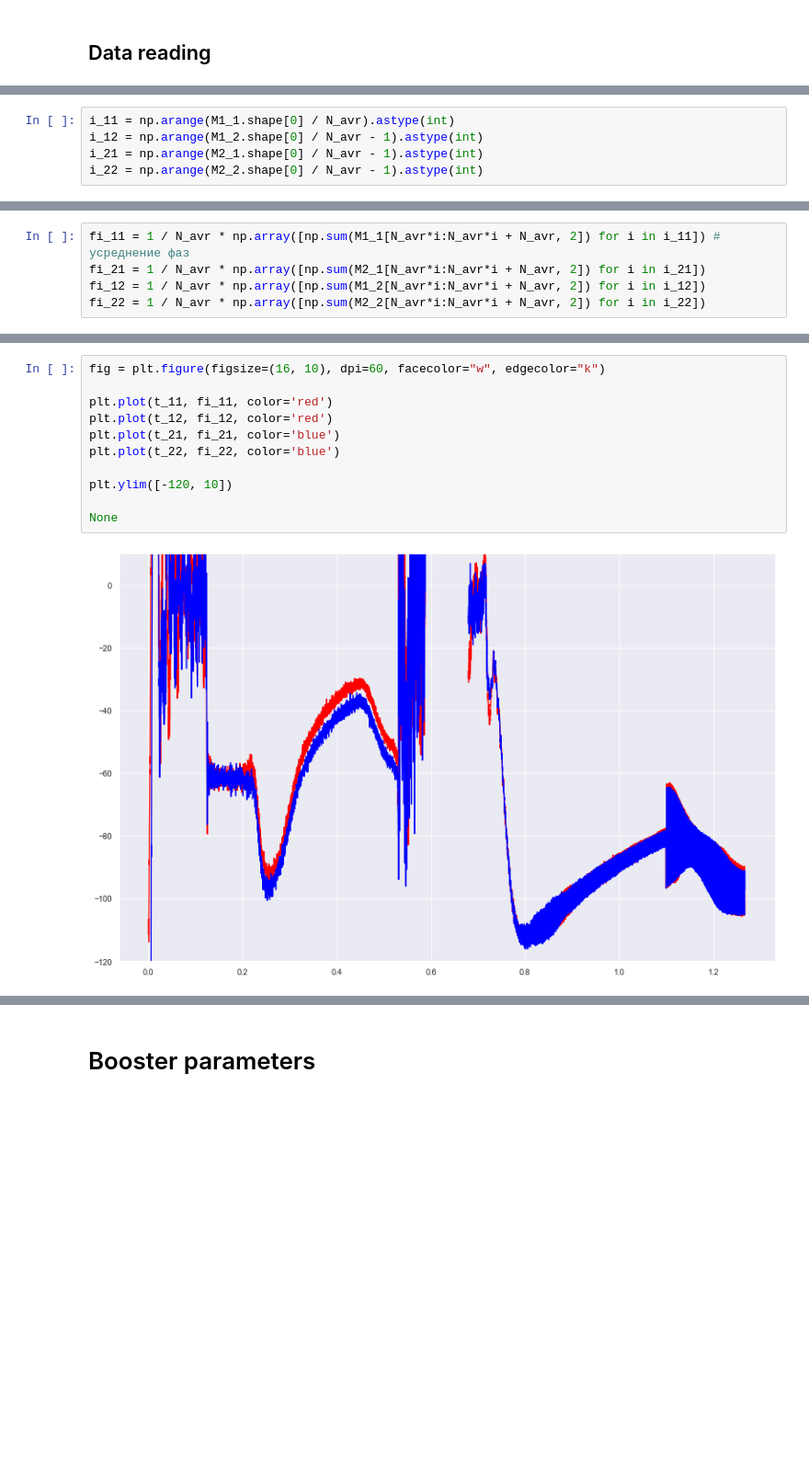
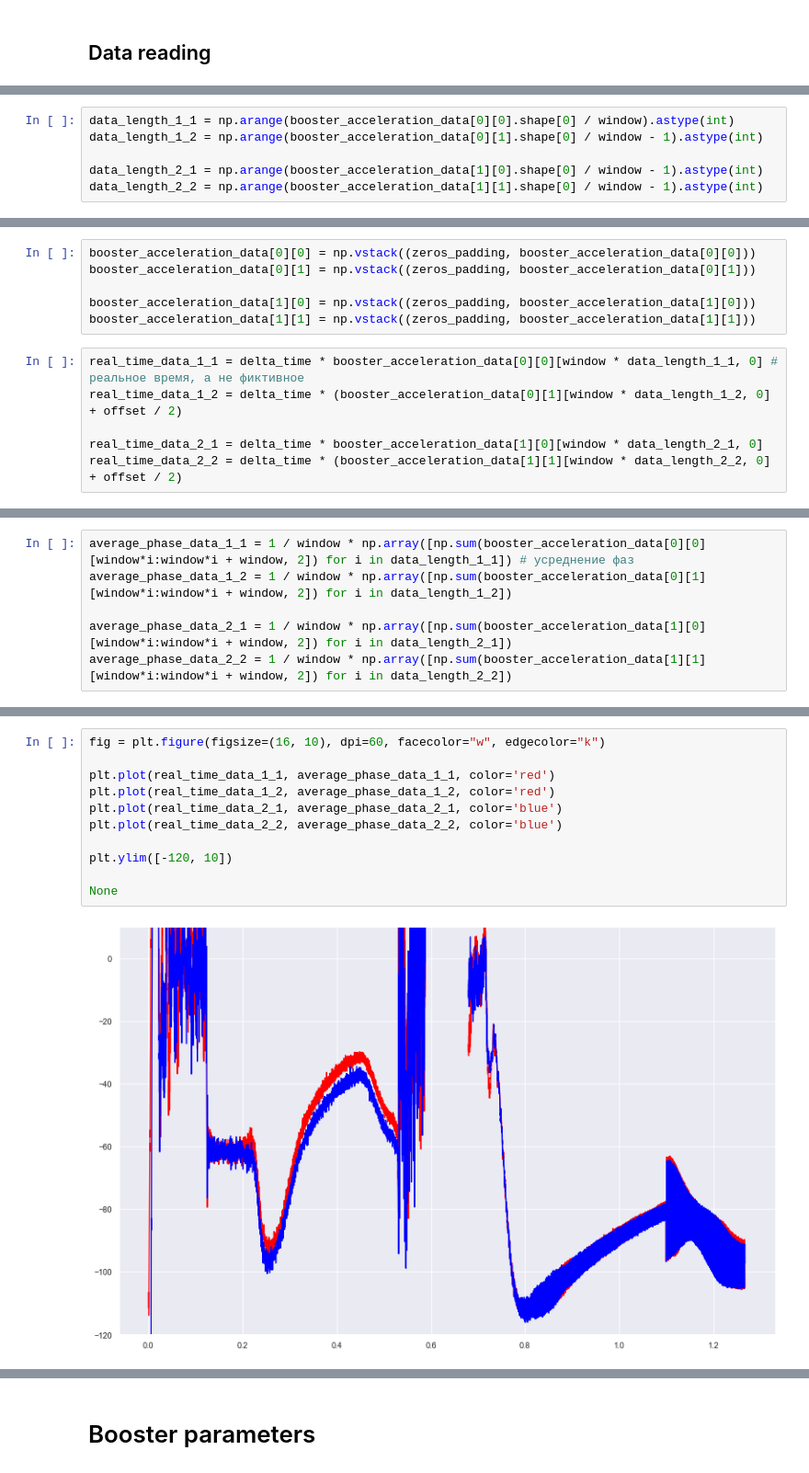
Before and after one commit to settlermine/jinr_practice, a Jupyter notebook: Acceleration in Booster measured with FCT/BoosterAccelSummary.ipynb, the cells around one changed output, grey strips where cells are left out. Shown at 92% size. Cells and saved outputs as stored; diff of their text form; blank space fills up the shorter version.

```diff
--- a/Acceleration in Booster measured with FCT/BoosterAccelSummary.ipynb
+++ b/Acceleration in Booster measured with FCT/BoosterAccelSummary.ipynb
@@ -71,5 +74,6 @@ with open(file2_2, "rb") as file:
 # %%
-i_11 = np.arange(M1_1.shape[0] / N_avr).astype(int)
-i_12 = np.arange(M1_2.shape[0] / N_avr - 1).astype(int)
-i_21 = np.arange(M2_1.shape[0] / N_avr - 1).astype(int)
-i_22 = np.arange(M2_2.shape[0] / N_avr - 1).astype(int)
+data_length_1_1 = np.arange(booster_acceleration_data[0][0].shape[0] / window).astype(int)
+data_length_1_2 = np.arange(booster_acceleration_data[0][1].shape[0] / window - 1).astype(int)
+
+data_length_2_1 = np.arange(booster_acceleration_data[1][0].shape[0] / window - 1).astype(int)
+data_length_2_2 = np.arange(booster_acceleration_data[1][1].shape[0] / window - 1).astype(int)
@@ -86 +80,13 @@ t_22 = delta_T * (M2_2[N_avr * i_22, 0] + skip / 2)
+# %%
+booster_acceleration_data[0][0] = np.vstack((zeros_padding, booster_acceleration_data[0][0]))
+booster_acceleration_data[0][1] = np.vstack((zeros_padding, booster_acceleration_data[0][1]))
+
+booster_acceleration_data[1][0] = np.vstack((zeros_padding, booster_acceleration_data[1][0]))
+booster_acceleration_data[1][1] = np.vstack((zeros_padding, booster_acceleration_data[1][1]))
+# %%
+real_time_data_1_1 = delta_time * booster_acceleration_data[0][0][window * data_length_1_1, 0] # реальное время, а не фиктивное
+real_time_data_1_2 = delta_time * (booster_acceleration_data[0][1][window * data_length_1_2, 0] + offset / 2)
+
+real_time_data_2_1 = delta_time * booster_acceleration_data[1][0][window * data_length_2_1, 0]
+real_time_data_2_2 = delta_time * (booster_acceleration_data[1][1][window * data_length_2_2, 0] + offset / 2)
 # %%
@@ -91,8 +98,9 @@ N_22 = 1 / N_avr * np.array([np.sum(M2_2[N_avr*i:N_avr*i + N_avr, 1]) for i in i
 # %%
-fi_11 = 1 / N_avr * np.array([np.sum(M1_1[N_avr*i:N_avr*i + N_avr, 2]) for i in i_11]) # усреднение фаз
-fi_21 = 1 / N_avr * np.array([np.sum(M2_1[N_avr*i:N_avr*i + N_avr, 2]) for i in i_21])
-fi_12 = 1 / N_avr * np.array([np.sum(M1_2[N_avr*i:N_avr*i + N_avr, 2]) for i in i_12])
-fi_22 = 1 / N_avr * np.array([np.sum(M2_2[N_avr*i:N_avr*i + N_avr, 2]) for i in i_22])
+average_phase_data_1_1 = 1 / window * np.array([np.sum(booster_acceleration_data[0][0][window*i:window*i + window, 2]) for i in data_length_1_1]) # усреднение фаз
+average_phase_data_1_2 = 1 / window * np.array([np.sum(booster_acceleration_data[0][1][window*i:window*i + window, 2]) for i in data_length_1_2])
+
+average_phase_data_2_1 = 1 / window * np.array([np.sum(booster_acceleration_data[1][0][window*i:window*i + window, 2]) for i in data_length_2_1])
+average_phase_data_2_2 = 1 / window * np.array([np.sum(booster_acceleration_data[1][1][window*i:window*i + window, 2]) for i in data_length_2_2])
 # %%
 fig = plt.figure(figsize=(16, 10), dpi=60, facecolor="w", edgecolor="k")
 
@@ -107,16 +115,16 @@ None
 # %%
 fig = plt.figure(figsize=(16, 10), dpi=60, facecolor="w", edgecolor="k")
 
-plt.plot(t_11, fi_11, color='red')
-plt.plot(t_12, fi_12, color='red')
-plt.plot(t_21, fi_21, color='blue')
-plt.plot(t_22, fi_22, color='blue')
+plt.plot(real_time_data_1_1, average_phase_data_1_1, color='red')
+plt.plot(real_time_data_1_2, average_phase_data_1_2, color='red')
+plt.plot(real_time_data_2_1, average_phase_data_2_1, color='blue')
+plt.plot(real_time_data_2_2, average_phase_data_2_2, color='blue')
 
 plt.ylim([-120, 10])
 
 None
 # %% [output]
-[figure, old version]
+[figure, new version]
 # %%
 fig = plt.figure(figsize=(16, 10), dpi=60, facecolor="w", edgecolor="k")
 
```
Also changed, not shown: parts of 79 cells of this notebook, 7 other files.
